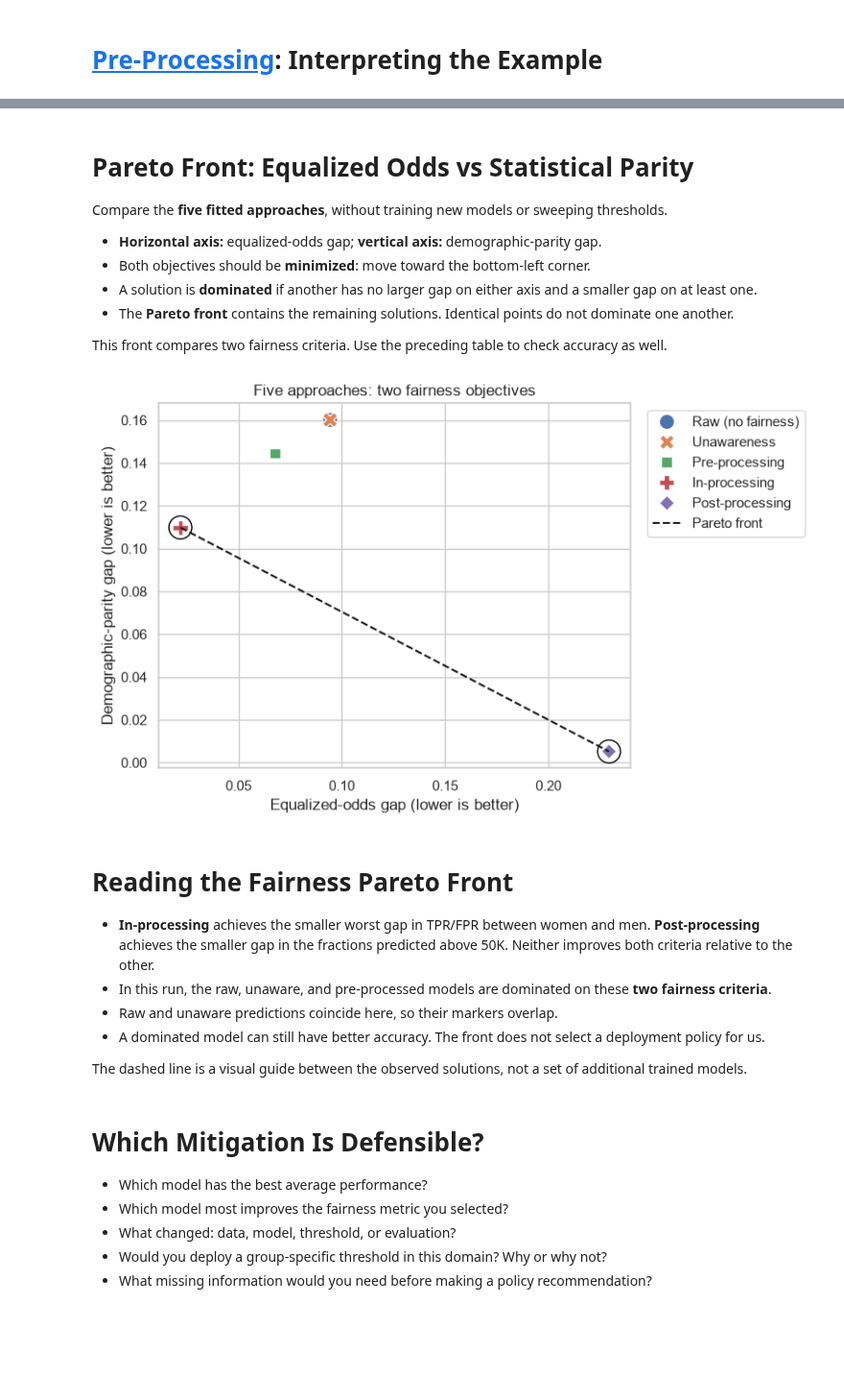
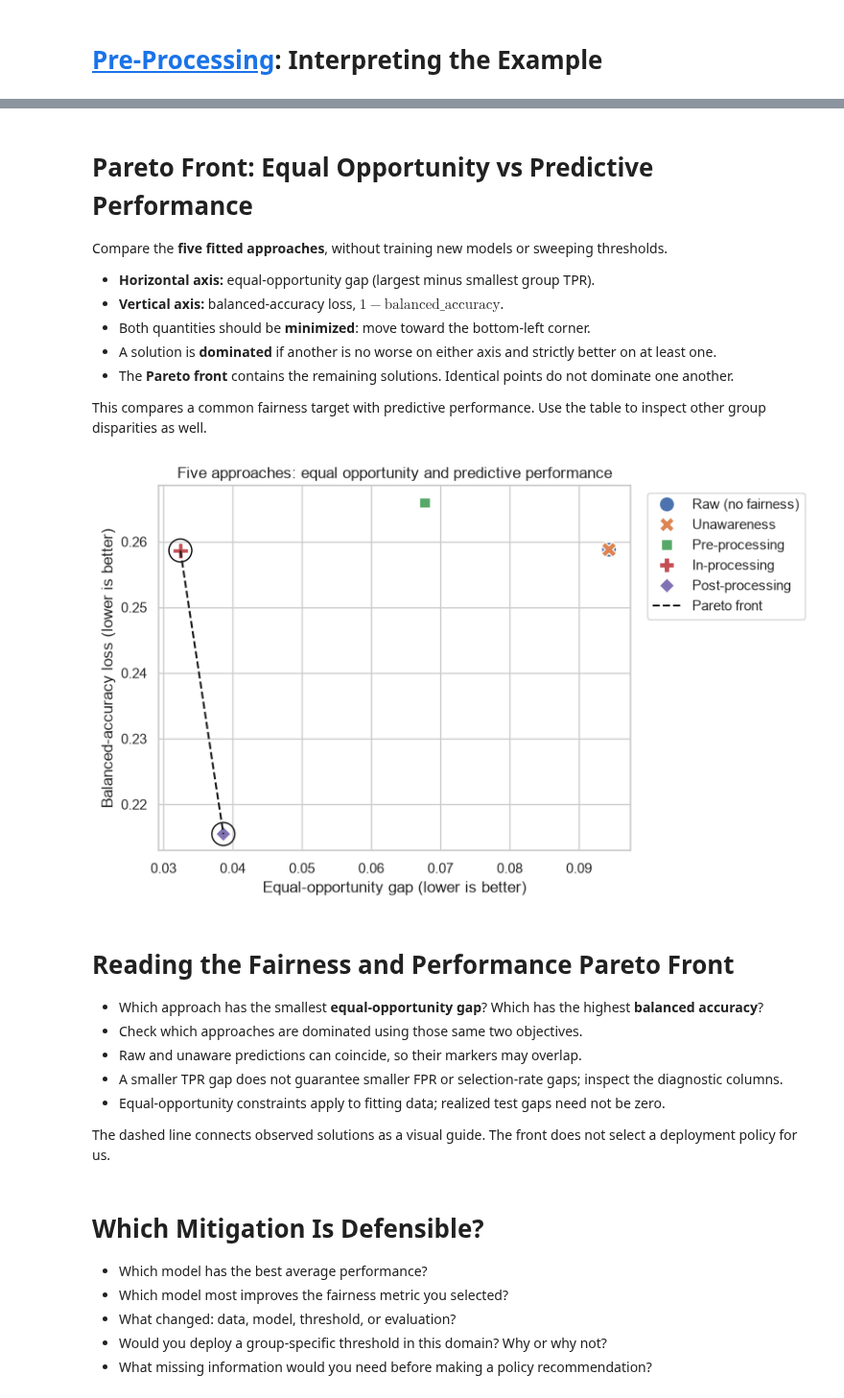
Before and after one commit to w4bo/AA2627-unibo-dcai, a Jupyter notebook: slides/lab-04-fairness.ipynb, the cells around one changed output, grey strips where cells are left out. Shown at 96% size. Cells and saved outputs as stored; diff of their text form; code cells hidden in the pictures; blank space fills up the shorter version.

```diff
--- a/slides/lab-04-fairness.ipynb
+++ b/slides/lab-04-fairness.ipynb
@@ -616,7 +557,9 @@ def model_summary(mf):
     return {
         "accuracy": mf.overall["accuracy"],
         "balanced_accuracy": mf.overall["balanced_accuracy"],
+        "balanced_accuracy_loss": 1 - mf.overall["balanced_accuracy"],
         "demographic_parity_diff": gaps["selection_rate"],
+        "equal_opportunity_diff": gaps["TP_rate"],
         "equalized_odds_diff": gaps[["TP_rate", "FP_rate"]].max(),
     }
 
@@ -830,13 +832,13 @@ Sources: [Agarwal et al. (2018)](https://proceedings.mlr.press/v80/agarwal18a.ht
 
 Sources: [ExponentiatedGradient API](https://fairlearn.org/v0.12/api_reference/generated/fairlearn.reductions.ExponentiatedGradient.html), [constraint bounds](https://fairlearn.org/v0.12/user_guide/mitigation/reductions.html).
 # %%
-reduction_eo = ExponentiatedGradient(
-    estimator=clone(baseline), constraints=EqualizedOdds(),
+reduction_eopp = ExponentiatedGradient(
+    estimator=clone(baseline), constraints=TruePositiveRateParity(),
     eps=0.02, max_iter=25,
     sample_weight_name="model__sample_weight",  # Send example weights to the tree step.
 )
-reduction_eo.fit(X_train, y_train, sensitive_features=sex_train)
-y_pred_reduction_eo = reduction_eo.predict(X_test, random_state=RANDOM_STATE)
-mf_reduction_eo = fairness_report(y_test, y_pred_reduction_eo, sex_test)
+reduction_eopp.fit(X_train, y_train, sensitive_features=sex_train)
+y_pred_reduction_eopp = reduction_eopp.predict(X_test, random_state=RANDOM_STATE)
+mf_reduction_eopp = fairness_report(y_test, y_pred_reduction_eopp, sex_test)
 # %% [output]
 |  | accuracy | balanced_accuracy | selection_rate | TP_rate | FP_rate | FN_rate |
@@ -907,15 +924,15 @@ Sources: [Fairlearn threshold algorithm](https://fairlearn.org/v0.12/user_guide/
 
 Sources: [ThresholdOptimizer API](https://fairlearn.org/v0.12/api_reference/generated/fairlearn.postprocessing.ThresholdOptimizer.html), original method [@hardt2016equality].
 # %%
-threshold_dp = ThresholdOptimizer(
+threshold_eopp = ThresholdOptimizer(
     estimator=baseline, prefit=True,  # Keep the fitted tree; learn a new decision rule.
-    constraints="demographic_parity", objective="balanced_accuracy_score",
+    constraints="true_positive_rate_parity", objective="balanced_accuracy_score",
     predict_method="predict_proba",
 )
-threshold_dp.fit(X_train, y_train, sensitive_features=sex_train)
-y_pred_threshold_dp = threshold_dp.predict(
+threshold_eopp.fit(X_train, y_train, sensitive_features=sex_train)
+y_pred_threshold_eopp = threshold_eopp.predict(
     X_test, sensitive_features=sex_test, random_state=RANDOM_STATE,
 )  # Group-specific thresholds require sex at prediction time.
-mf_threshold_dp = fairness_report(y_test, y_pred_threshold_dp, sex_test)
+mf_threshold_eopp = fairness_report(y_test, y_pred_threshold_eopp, sex_test)
 # %% [output]
 |  | accuracy | balanced_accuracy | selection_rate | TP_rate | FP_rate | FN_rate |
@@ -946,8 +965,8 @@ reports = {
     "Raw (no fairness)": group_metrics(y_test, y_pred_raw, sex_test),
     "Unawareness": mf_sex_base,
     "Pre-processing": mf_after,
-    "In-processing": mf_reduction_eo,
-    "Post-processing": mf_threshold_dp,
+    "In-processing": mf_reduction_eopp,
+    "Post-processing": mf_threshold_eopp,
 }
 results = {}
 for name, mf in reports.items():
@@ -976,14 +1026,15 @@ In **Adult**, $Y=1$ means observed income above 50K; $\hat{Y}=1$ means predicted
 # %% [markdown]
-# Pareto Front: Equalized Odds vs Statistical Parity
+# Pareto Front: Equal Opportunity vs Predictive Performance
 
 Compare the **five fitted approaches**, without training new models or sweeping thresholds.
 
-- **Horizontal axis:** equalized-odds gap; **vertical axis:** demographic-parity gap.
-- Both objectives should be **minimized**: move toward the bottom-left corner.
-- A solution is **dominated** if another has no larger gap on either axis and a smaller gap on at least one.
+- **Horizontal axis:** equal-opportunity gap (largest minus smallest group TPR).
+- **Vertical axis:** balanced-accuracy loss, $1-\mathrm{balanced\_accuracy}$.
+- Both quantities should be **minimized**: move toward the bottom-left corner.
+- A solution is **dominated** if another is no worse on either axis and strictly better on at least one.
 - The **Pareto front** contains the remaining solutions. Identical points do not dominate one another.
 
-This front compares two fairness criteria. Use the preceding table to check accuracy as well.
+This compares a common fairness target with predictive performance. Use the table to inspect other group disparities as well.
 # %%
 def pareto_mask(gaps):
     keep = []
@@ -994,31 +1045,32 @@ def pareto_mask(gaps):
     return keep
 # %%
 #| echo: false
-x, y = "equalized_odds_diff", "demographic_parity_diff"
+x, y = "equal_opportunity_diff", "balanced_accuracy_loss"
 comparison["pareto"] = pareto_mask(comparison[[x, y]])
 front = comparison[comparison["pareto"]].sort_values(x)
 
 fig, ax = plt.subplots(figsize=(8, 5))
 sns.scatterplot(data=comparison, x=x, y=y, hue="model", style="model", s=140, ax=ax)
 ax.plot(front[x], front[y], "k--", label="Pareto front")  # Connect the observed front points.
 ax.scatter(front[x], front[y], s=320, facecolors="none", edgecolors="black")
-ax.set(xlabel="Equalized-odds gap (lower is better)",
-       ylabel="Demographic-parity gap (lower is better)",
-       title="Five approaches: two fairness objectives")
+ax.set(xlabel="Equal-opportunity gap (lower is better)",
+       ylabel="Balanced-accuracy loss (lower is better)",
+       title="Five approaches: equal opportunity and predictive performance")
 ax.legend(bbox_to_anchor=(1.02, 1), loc="upper left")
 plt.tight_layout()
 plt.show()
 # %% [output]
-[figure, old version]
+[figure, new version]
 # %% [markdown]
-# Reading the Fairness Pareto Front
+# Reading the Fairness and Performance Pareto Front
 
-- **In-processing** achieves the smaller worst gap in TPR/FPR between women and men. **Post-processing** achieves the smaller gap in the fractions predicted above 50K. Neither improves both criteria relative to the other.
-- In this run, the raw, unaware, and pre-processed models are dominated on these **two fairness criteria**.
-- Raw and unaware predictions coincide here, so their markers overlap.
-- A dominated model can still have better accuracy. The front does not select a deployment policy for us.
+- Which approach has the smallest **equal-opportunity gap**? Which has the highest **balanced accuracy**?
+- Check which approaches are dominated using those same two objectives.
+- Raw and unaware predictions can coincide, so their markers may overlap.
+- A smaller TPR gap does not guarantee smaller FPR or selection-rate gaps; inspect the diagnostic columns.
+- Equal-opportunity constraints apply to fitting data; realized test gaps need not be zero.
 
-The dashed line is a visual guide between the observed solutions, not a set of additional trained models.
+The dashed line connects observed solutions as a visual guide. The front does not select a deployment policy for us.
 # %% [markdown]
 # Which Mitigation Is Defensible?
 
```
Also changed, not shown: parts of 63 cells of this notebook, 3 other files.
